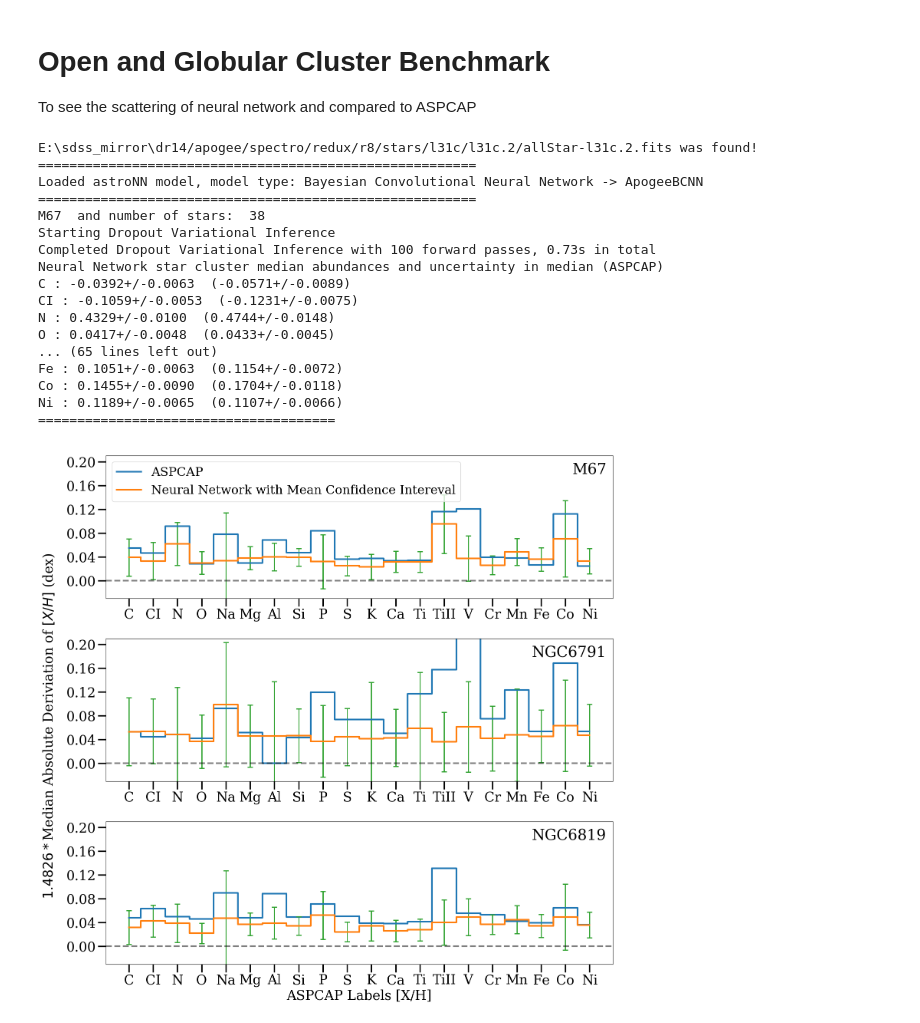
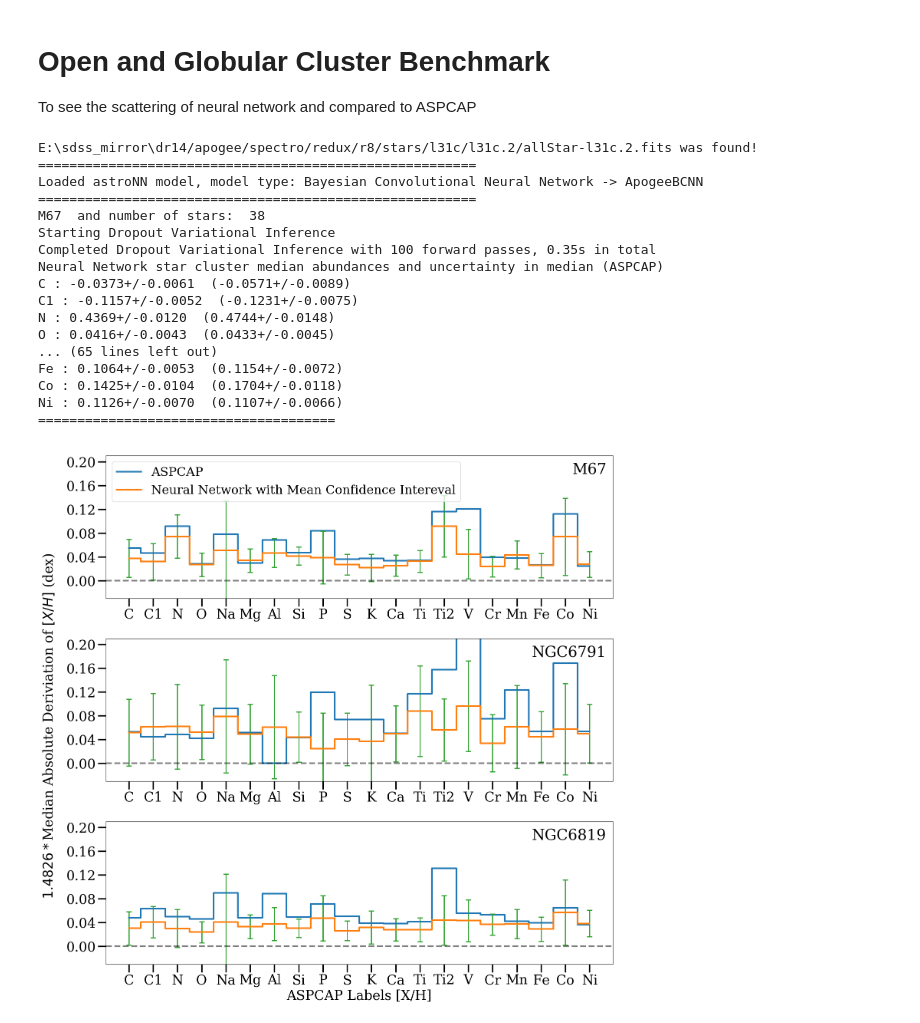
Before and after one commit to henrysky/astroNN_spectra_paper_figures, a Jupyter notebook: Open_Globular_Cluster_Benchmark.ipynb, the cells around one changed output. Drawn from its saved outputs; the diff is of its cells as text; code cells hidden in the pictures.

Commit message:
add a new model and update plot

```diff
--- a/Open_Globular_Cluster_Benchmark.ipynb
+++ b/Open_Globular_Cluster_Benchmark.ipynb
@@ -28,7 +28,7 @@ def apstar_normalization(spectra, spectra_err, _spec_mask):
     return apogee_continuum(spectra=spectra, spectra_err=spectra_err, cont_mask=None, deg=2, dr=14, bitmask=_spec_mask)
 
 # load the trained neural network model described in the paper
-bcnn = load_folder('astroNN_0414_run001')
+bcnn = load_folder('astroNN_0520_run001')
 targetname = bcnn.targetname  # find out which neural repsondable to what
 
 # load open cluster data
@@ -165,42 +165,42 @@ ax[1].yaxis.set_major_locator(ml)
 ax[1].axhline(0.00, ls='--', c='k', lw=3., alpha=0.5)
 
 ax[2].plot(n6819_aspcap, ls='steps-mid', linewidth=3.)
 ax[2].plot(n6819_nn_scatter, ls='steps-mid', linewidth=3.)
 ax[2].errorbar(np.arange(20), n6819_nn_scatter, yerr=n6819_nn_m_uncer,
                linestyle='None', capsize=5, elinewidth=2., capthick=2.)
 ax[2].annotate("NGC6819", xy=(0.84,0.87),xycoords='axes fraction', fontsize=28)
 ax[2].set_ylim((-0.03, 0.21))
 ax[2].set_xticks(np.arange(len([xn for xn in bcnn.targetname[4:24]])))
 ax[2].set_xticklabels([f"{xn}" for xn in bcnn.targetname[4:24]])
 ax[2].tick_params(labelsize=25, width=2.5, length=15, which='major')
 ax[2].yaxis.set_major_locator(ml)
 ax[2].axhline(0.00, ls='--', c='k', lw=3., alpha=0.5)
 ax[2].set_xlabel('ASPCAP Labels [X/H]', fontsize=25)
 
 f.text(-0.01, 0.5, '$1.4826*$'+'Median Absolute Deriviation of '+'$[X/H]$'+' (dex)', ha='center',
        va='center', fontdict={'fontsize':25}, rotation='vertical')
 f.tight_layout()
 
 f.savefig('open_clusters.png')
 # %% [output]
 E:\sdss_mirror\dr14/apogee/spectro/redux/r8/stars/l31c/l31c.2/allStar-l31c.2.fits was found!
 ========================================================
 Loaded astroNN model, model type: Bayesian Convolutional Neural Network -> ApogeeBCNN
 ========================================================
 M67  and number of stars:  38
 Starting Dropout Variational Inference
-Completed Dropout Variational Inference with 100 forward passes, 0.73s in total
+Completed Dropout Variational Inference with 100 forward passes, 0.35s in total
 Neural Network star cluster median abundances and uncertainty in median (ASPCAP)
-C : -0.0392+/-0.0063  (-0.0571+/-0.0089)
-CI : -0.1059+/-0.0053  (-0.1231+/-0.0075)
-N : 0.4329+/-0.0100  (0.4744+/-0.0148)
-O : 0.0417+/-0.0048  (0.0433+/-0.0045)
+C : -0.0373+/-0.0061  (-0.0571+/-0.0089)
+C1 : -0.1157+/-0.0052  (-0.1231+/-0.0075)
+N : 0.4369+/-0.0120  (0.4744+/-0.0148)
+O : 0.0416+/-0.0043  (0.0433+/-0.0045)
 ... (65 lines left out)
-Fe : 0.1051+/-0.0063  (0.1154+/-0.0072)
-Co : 0.1455+/-0.0090  (0.1704+/-0.0118)
-Ni : 0.1189+/-0.0065  (0.1107+/-0.0066)
+Fe : 0.1064+/-0.0053  (0.1154+/-0.0072)
+Co : 0.1425+/-0.0104  (0.1704+/-0.0118)
+Ni : 0.1126+/-0.0070  (0.1107+/-0.0066)
 ======================================
-[figure, old version]
+[figure, new version]
 # %%
 import numpy as np
 import pylab as plt
```
Also changed, not shown: parts of 1 cell of this notebook, 10 other files.
